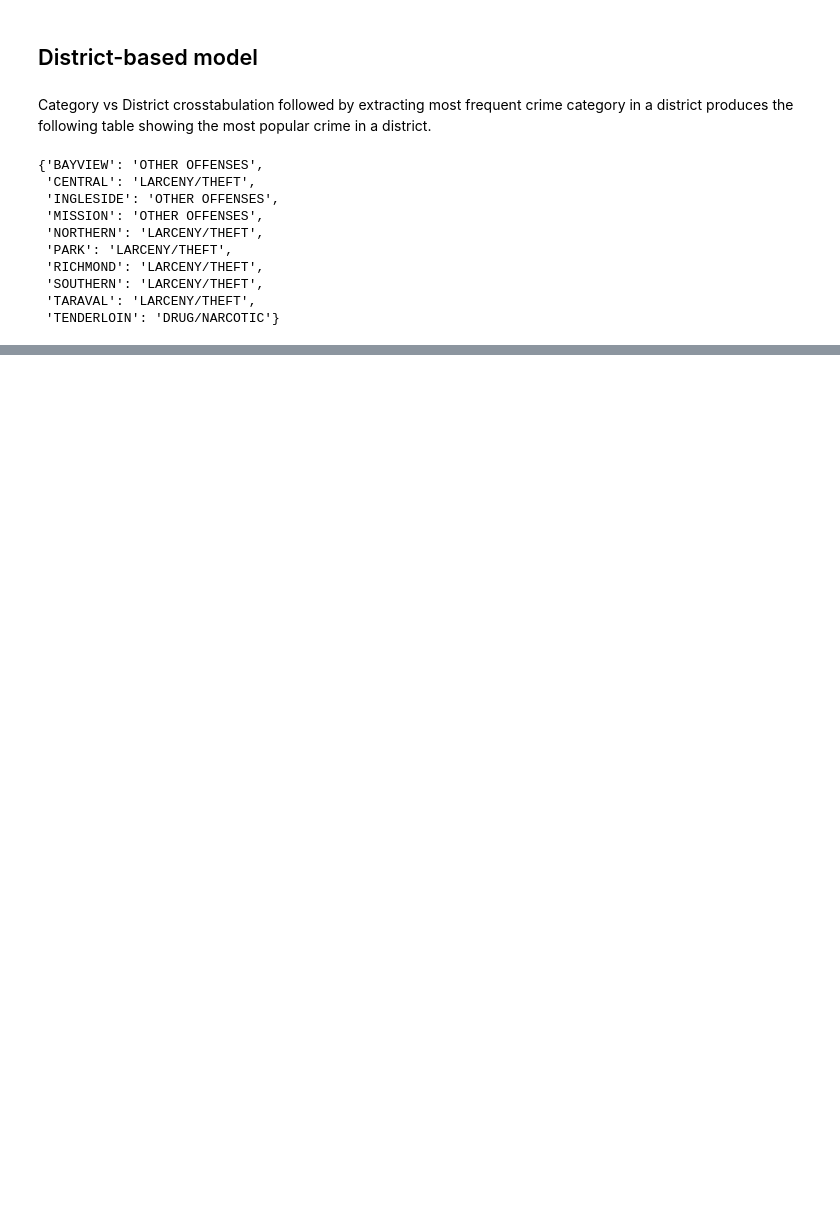
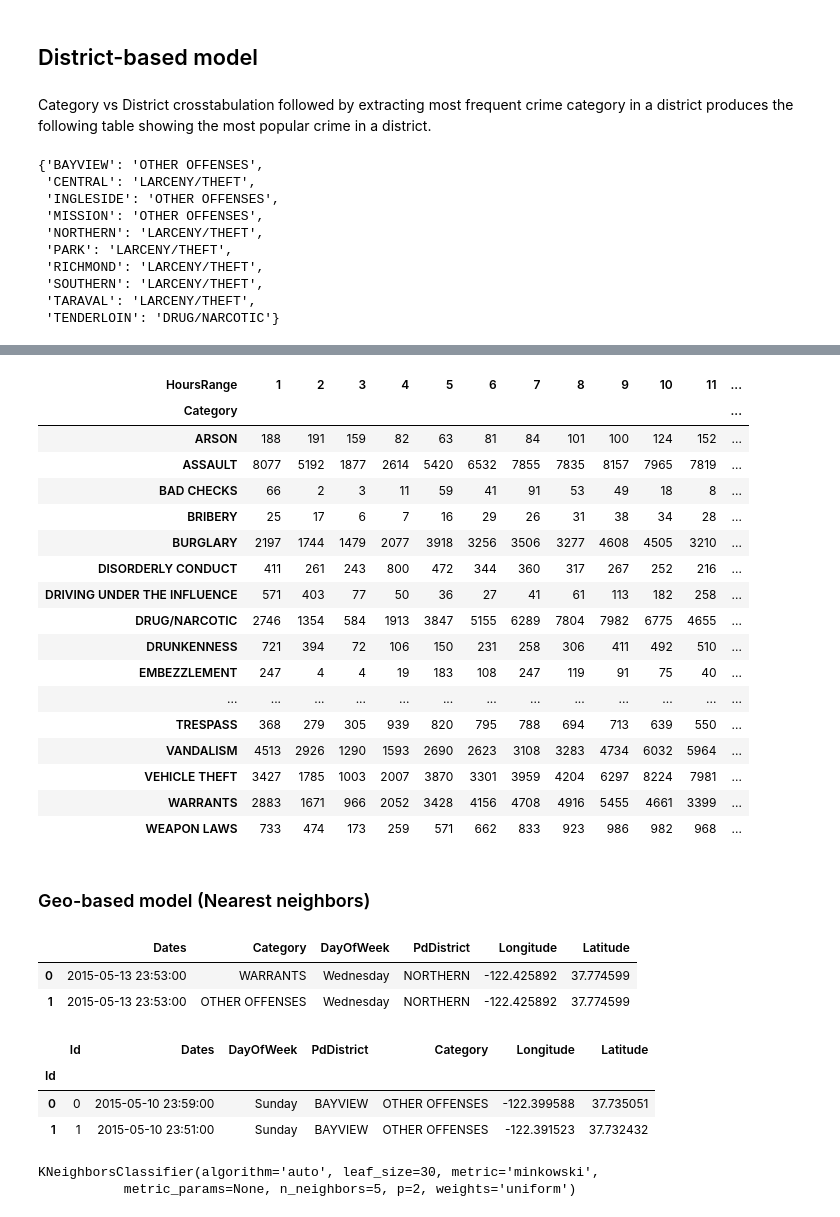
Before and after one commit to stormy-ua/Kaggle, a Jupyter notebook: SanFranciscoCrime/SanFranciscoCrime.ipynb, the cells around one changed output, grey strips where cells are left out. Cells and saved outputs as stored; diff of their text form; code cells hidden in the pictures; blank space fills up the shorter version.

```diff
--- a/SanFranciscoCrime/SanFranciscoCrime.ipynb
+++ b/SanFranciscoCrime/SanFranciscoCrime.ipynb
@@ -190,0 +221,27 @@ ax.set_xticklabels(ct.columns)
+# %%
+train.Dates = train.Dates.apply(lambda x: datetime.strptime(x, '%Y-%m-%d %H:%M:%S'))
+# %%
+datetimeModel = train.copy()
+# %%
+datetimeModel['HoursRange'] = datetimeModel.Dates.apply(lambda x: bisect.bisect(range(0, 24, 2), x.hour))
+# %%
+pd.crosstab(datetimeModel.Category, datetimeModel.HoursRange)
+# %% [output]
+| HoursRange | 1 | 2 | 3 | 4 | 5 | 6 | 7 | 8 | 9 | 10 | 11 | ... |
+| Category |  |  |  |  |  |  |  |  |  |  |  | ... |
+| ARSON | 188 | 191 | 159 | 82 | 63 | 81 | 84 | 101 | 100 | 124 | 152 | ... |
+| ASSAULT | 8077 | 5192 | 1877 | 2614 | 5420 | 6532 | 7855 | 7835 | 8157 | 7965 | 7819 | ... |
+| BAD CHECKS | 66 | 2 | 3 | 11 | 59 | 41 | 91 | 53 | 49 | 18 | 8 | ... |
+| BRIBERY | 25 | 17 | 6 | 7 | 16 | 29 | 26 | 31 | 38 | 34 | 28 | ... |
+| BURGLARY | 2197 | 1744 | 1479 | 2077 | 3918 | 3256 | 3506 | 3277 | 4608 | 4505 | 3210 | ... |
+| DISORDERLY CONDUCT | 411 | 261 | 243 | 800 | 472 | 344 | 360 | 317 | 267 | 252 | 216 | ... |
+| DRIVING UNDER THE INFLUENCE | 571 | 403 | 77 | 50 | 36 | 27 | 41 | 61 | 113 | 182 | 258 | ... |
+| DRUG/NARCOTIC | 2746 | 1354 | 584 | 1913 | 3847 | 5155 | 6289 | 7804 | 7982 | 6775 | 4655 | ... |
+| DRUNKENNESS | 721 | 394 | 72 | 106 | 150 | 231 | 258 | 306 | 411 | 492 | 510 | ... |
+| EMBEZZLEMENT | 247 | 4 | 4 | 19 | 183 | 108 | 247 | 119 | 91 | 75 | 40 | ... |
+| ... | ... | ... | ... | ... | ... | ... | ... | ... | ... | ... | ... | ... |
+| TRESPASS | 368 | 279 | 305 | 939 | 820 | 795 | 788 | 694 | 713 | 639 | 550 | ... |
+| VANDALISM | 4513 | 2926 | 1290 | 1593 | 2690 | 2623 | 3108 | 3283 | 4734 | 6032 | 5964 | ... |
+| VEHICLE THEFT | 3427 | 1785 | 1003 | 2007 | 3870 | 3301 | 3959 | 4204 | 6297 | 8224 | 7981 | ... |
+| WARRANTS | 2883 | 1671 | 966 | 2052 | 3428 | 4156 | 4708 | 4916 | 5455 | 4661 | 3399 | ... |
+| WEAPON LAWS | 733 | 474 | 173 | 259 | 571 | 662 | 833 | 923 | 986 | 982 | 968 | ... |
@@ -190,0 +251,2 @@ ax.set_xticklabels(ct.columns)
+# %% [markdown]
+### Geo-based model (Nearest neighbors)
@@ -190,0 +258,6 @@ ax.set_xticklabels(ct.columns)
+# %%
+knnTrain.head(2)
+# %% [output]
+|  | Dates | Category | DayOfWeek | PdDistrict | Longitude | Latitude |
+| 0 | 2015-05-13 23:53:00 | WARRANTS | Wednesday | NORTHERN | -122.425892 | 37.774599 |
+| 1 | 2015-05-13 23:53:00 | OTHER OFFENSES | Wednesday | NORTHERN | -122.425892 | 37.774599 |
@@ -190,0 +270,7 @@ ax.set_xticklabels(ct.columns)
+# %%
+knnTest.head(2)
+# %% [output]
+|  | Id | Dates | DayOfWeek | PdDistrict | Category | Longitude | Latitude |
+| Id |  |  |  |  |  |  |  |
+| 0 | 0 | 2015-05-10 23:59:00 | Sunday | BAYVIEW | OTHER OFFENSES | -122.399588 | 37.735051 |
+| 1 | 1 | 2015-05-10 23:51:00 | Sunday | BAYVIEW | OTHER OFFENSES | -122.391523 | 37.732432 |
@@ -190,0 +281,5 @@ ax.set_xticklabels(ct.columns)
+# %%
+knnModel.fit(knnTrain.iloc[:, [4,5]], knnTrain.iloc[:, 1])
+# %% [output]
+KNeighborsClassifier(algorithm='auto', leaf_size=30, metric='minkowski',
+           metric_params=None, n_neighbors=5, p=2, weights='uniform')
```
Also changed, not shown: parts of 28 cells of this notebook.
